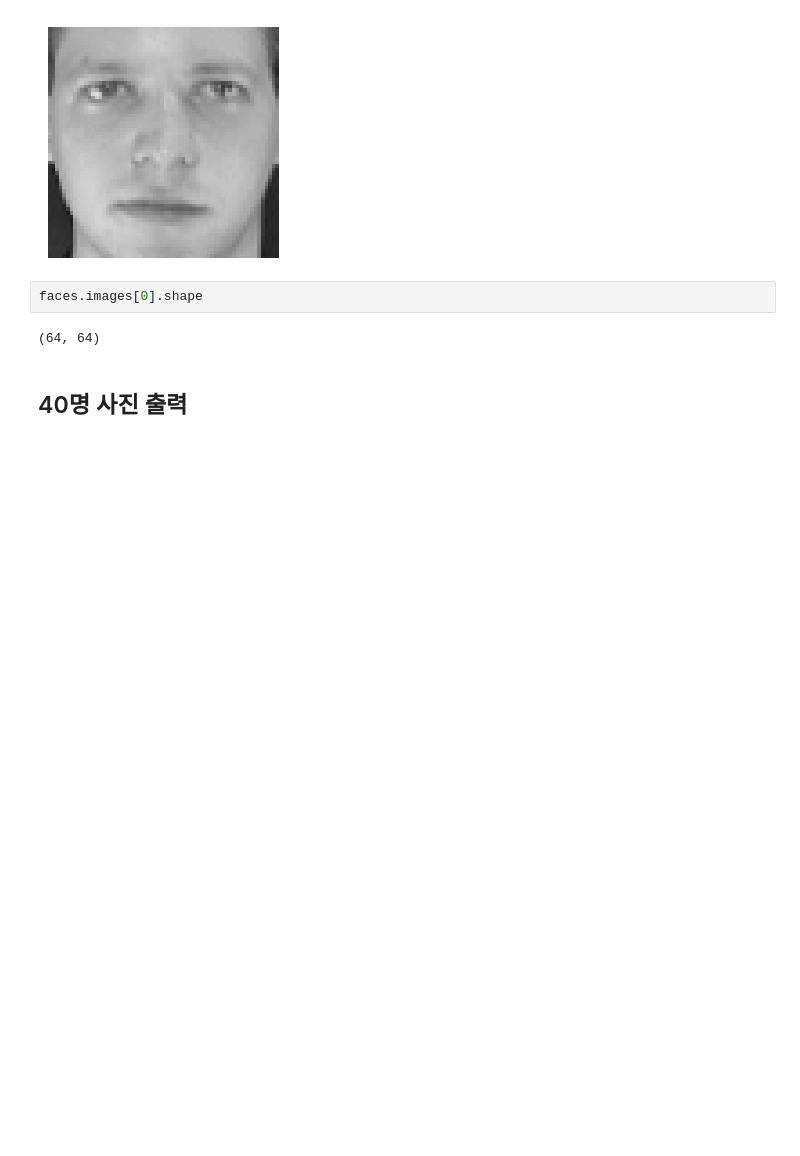
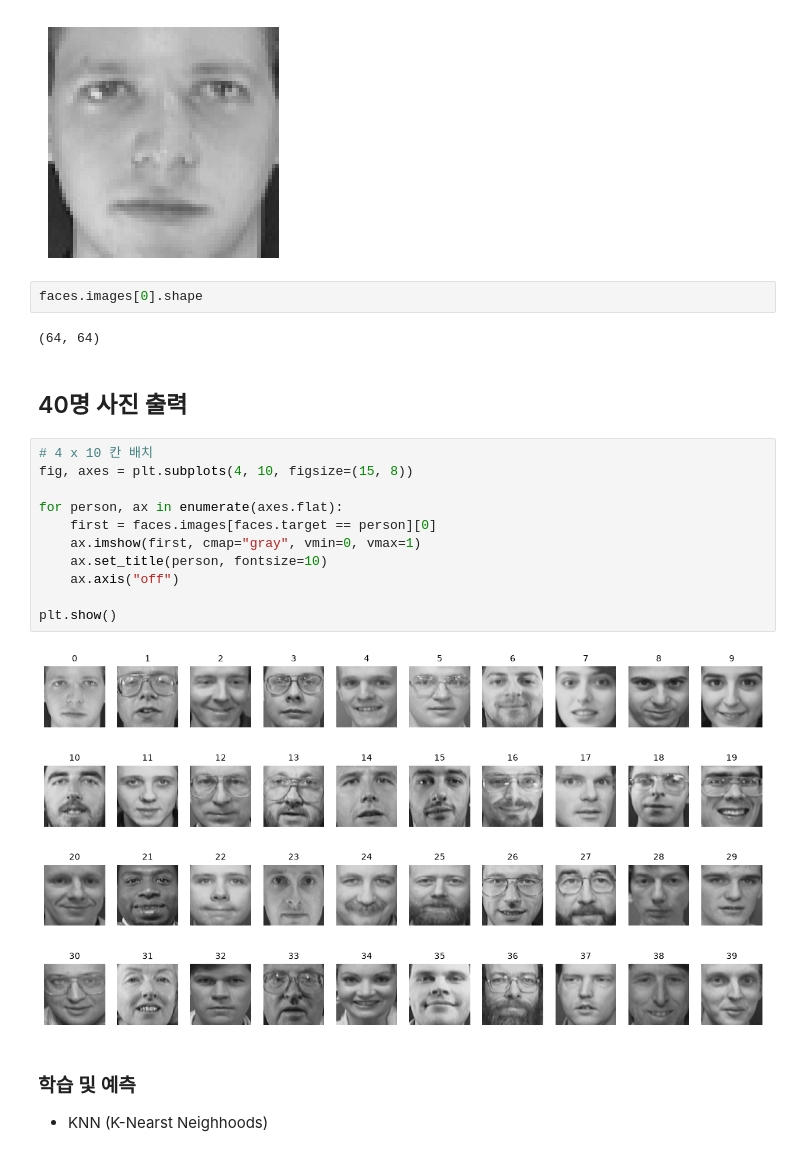
Before and after one commit to koda0909/DATA_TITANIC, a Jupyter notebook: 04_knn.ipynb, the cells around one changed output. Drawn from its saved outputs; the diff is of its cells as text; blank space fills up the shorter version.

```diff
--- a/04_knn.ipynb
+++ b/04_knn.ipynb
@@ -80,3 +80,19 @@ faces.images[0].shape
 (64, 64)
 # %% [markdown]
 ## 40명 사진 출력
+# %%
+# 4 x 10 칸 배치
+fig, axes = plt.subplots(4, 10, figsize=(15, 8))
+
+for person, ax in enumerate(axes.flat):
+    first = faces.images[faces.target == person][0]
+    ax.imshow(first, cmap="gray", vmin=0, vmax=1)
+    ax.set_title(person, fontsize=10)
+    ax.axis("off")
+
+plt.show()
+# %% [output]
+[figure, added]
+# %% [markdown]
+### 학습 및 예측
+- KNN (K-Nearst Neighhoods)
```
Also changed, not shown: parts of 9 cells of this notebook, 1 other file.
